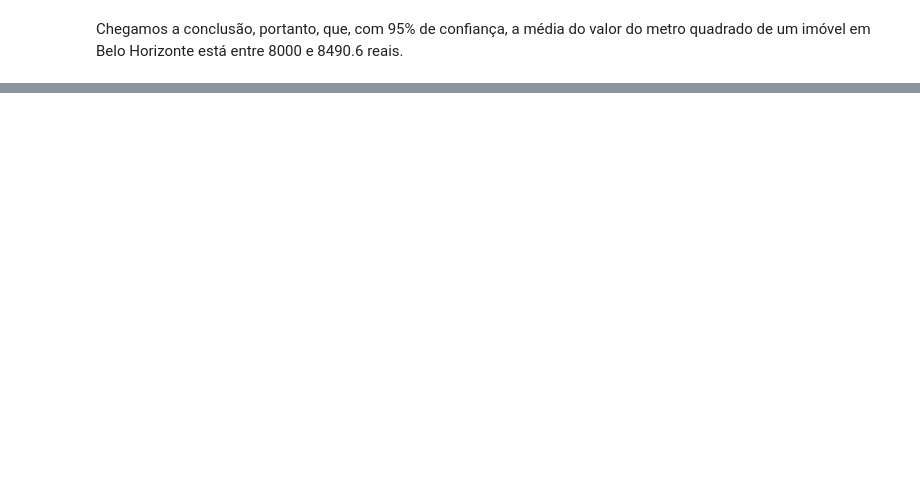
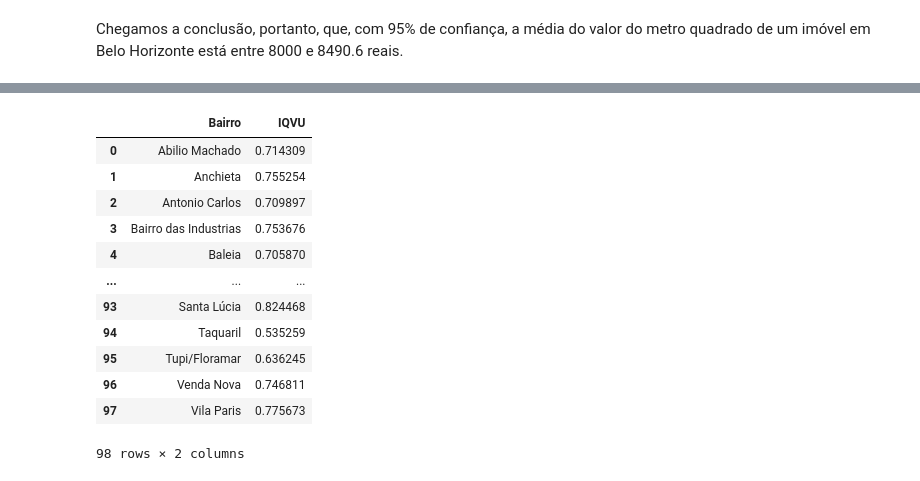
Before and after one commit to arthurlm1234/Estudo-Residencial-BH, a Jupyter notebook: bootstrap.ipynb, the cells around one changed output, grey strips where cells are left out. Saved outputs shown, nothing was run; the diff lists cells and outputs as text; code cells hidden in the pictures; blank space fills up the shorter version.

```diff
--- a/bootstrap.ipynb
+++ b/bootstrap.ipynb
@@ -165,0 +186,19 @@ Chegamos a conclusão, portanto, que, com 95% de confiança, a média do valor d
+# %%
+#importando o iqvu dos bairros
+iqvu = pd.read_csv('iqvu_bh.csv')
+iqvu = iqvu.rename(columns={'NOMEUP': 'Bairro'})
+iqvu
+# %% [output]
+|  | Bairro | IQVU |
+| 0 | Abilio Machado | 0.714309 |
+| 1 | Anchieta | 0.755254 |
+| 2 | Antonio Carlos | 0.709897 |
+| 3 | Bairro das Industrias | 0.753676 |
+| 4 | Baleia | 0.705870 |
+| ... | ... | ... |
+| 93 | Santa Lúcia | 0.824468 |
+| 94 | Taquaril | 0.535259 |
+| 95 | Tupi/Floramar | 0.636245 |
+| 96 | Venda Nova | 0.746811 |
+| 97 | Vila Paris | 0.775673 |
+98 rows × 2 columns
```
Also changed, not shown: parts of 9 cells of this notebook.
